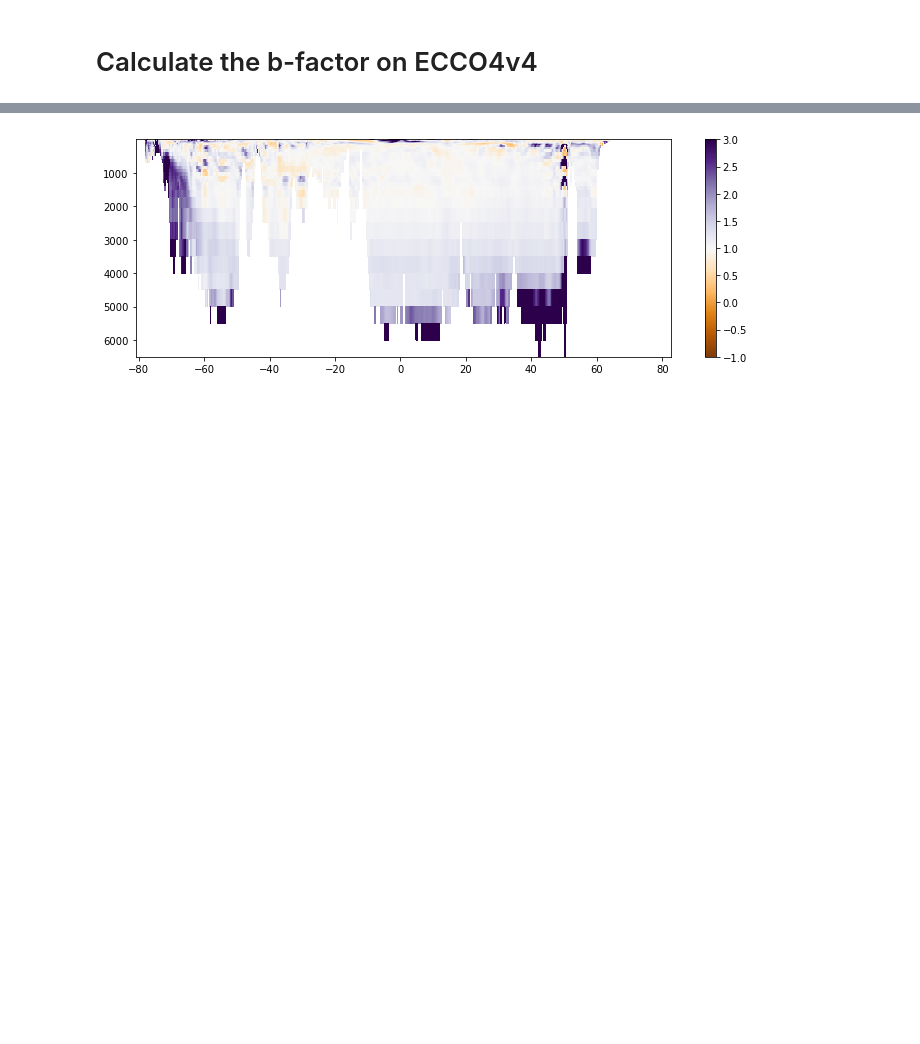
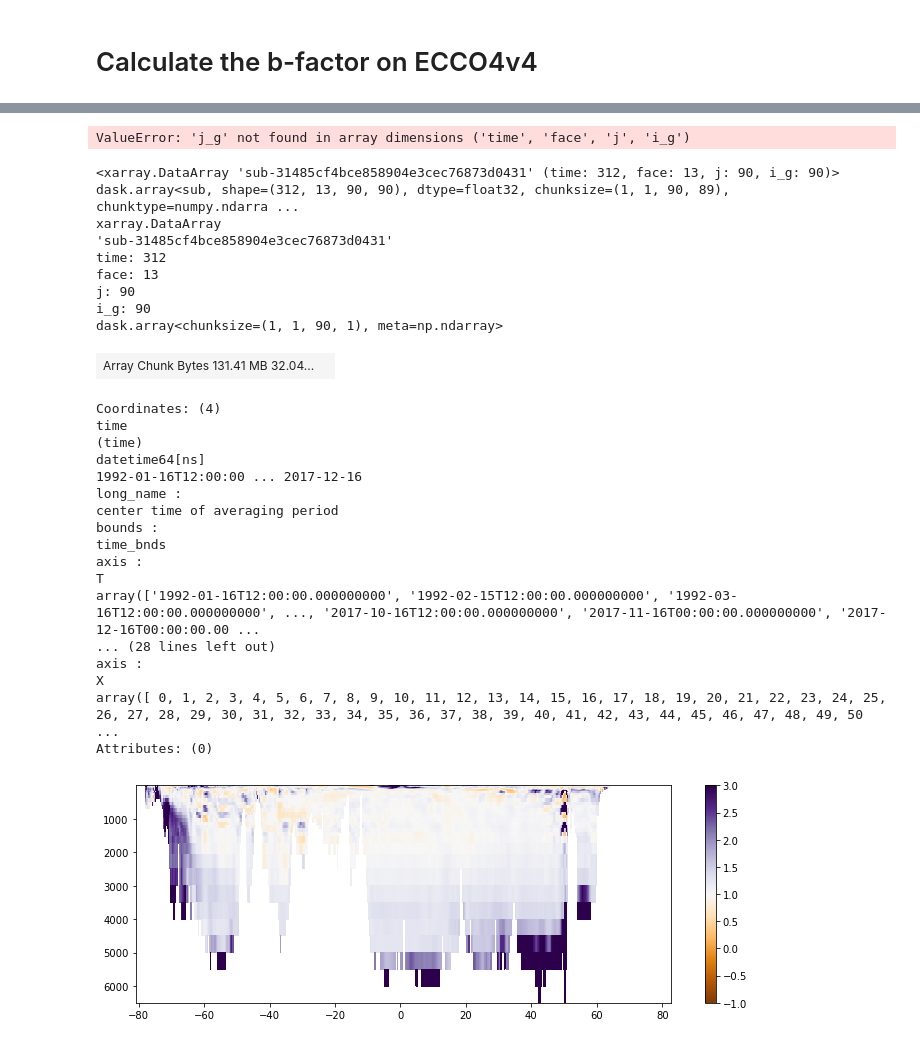
Before and after one commit to gmacgilchrist/wmt_bgc, a Jupyter notebook: notebooks/calc_bfactor_ECCO4v4.ipynb, the cells around one changed output, grey strips where cells are left out. Saved outputs shown, nothing was run; the diff lists cells and outputs as text; code cells hidden in the pictures; blank space fills up the shorter version.

```diff
--- a/notebooks/calc_bfactor_ECCO4v4.ipynb
+++ b/notebooks/calc_bfactor_ECCO4v4.ipynb
@@ -103,3 +272,59 @@ KeyboardInterrupt:
+# %%
+# Calculate gradients in T, S, and gamma
+# (first interpolate to edge points so that
+# resultant gradient is in the center)
+# Horizontal
+# Txq = xgrid.interp(ds['thetao'],'X')
+# dTdx = xgrid.derivative(Txq, 'X')
+# Tyq = xgrid.interp(ds['thetao'],'Y',boundary='fill')
+# dTdy = xgrid.derivative(Tyq, 'Y',boundary='fill')
+# Sxq = xgrid.interp(ds['so'],'X')
+# dSdx = xgrid.derivative(Sxq, 'X')
+# Syq = xgrid.interp(ds['so'],'Y',boundary='fill')
+# dSdy = xgrid.derivative(Syq, 'Y',boundary='fill')
+gxq = xgrid.interp(ds['oceQsw'],'X')
+dgdx = xgrid.diff(gxq, 'X')
+# gxq = xgrid.interp(dgdx,'X')
+# gyq = xgrid.interp(ds['GAMMAN'],'Y',boundary='fill')
+# dgdy = xgrid.derivative(gyq, 'Y',boundary='fill')
+# Vertical
+# T_zi = xgrid.interp(ds['thetao'],'Z',boundary='extrapolate')
+# dTdz = xgrid.derivative(T_zi, 'Z')
+# S_zi = xgrid.interp(ds['so'],'Z',boundary='extrapolate')
+# dSdz = xgrid.derivative(S_zi, 'Z')
+# g_zi = xgrid.interp(ds['GAMMAN'],'Z',boundary='extrapolate')
+# dgdz = xgrid.derivative(g_zi, 'Z')
+# %% [output]
+ValueError: 'j_g' not found in array dimensions ('time', 'face', 'j', 'i_g')
+# %%
+dgdx.interp()
+# %% [output]
+<xarray.DataArray 'sub-31485cf4bce858904e3cec76873d0431' (time: 312, face: 13, j: 90, i_g: 90)> dask.array<sub, shape=(312, 13, 90, 90), dtype=float32, chunksize=(1, 1, 90, 89), chunktype=numpy.ndarra ...
+xarray.DataArray
+'sub-31485cf4bce858904e3cec76873d0431'
+time: 312
+face: 13
+j: 90
+i_g: 90
+dask.array<chunksize=(1, 1, 90, 1), meta=np.ndarray>
+| Array Chunk Bytes 131.41 MB 32.04... |  |
+Coordinates: (4)
+time
+(time)
+datetime64[ns]
+1992-01-16T12:00:00 ... 2017-12-16
+long_name :
+center time of averaging period
+bounds :
+time_bnds
+axis :
+T
+array(['1992-01-16T12:00:00.000000000', '1992-02-15T12:00:00.000000000', '1992-03-16T12:00:00.000000000', ..., '2017-10-16T12:00:00.000000000', '2017-11-16T00:00:00.000000000', '2017-12-16T00:00:00.00 ...
+... (28 lines left out)
+axis :
+X
+array([ 0, 1, 2, 3, 4, 5, 6, 7, 8, 9, 10, 11, 12, 13, 14, 15, 16, 17, 18, 19, 20, 21, 22, 23, 24, 25, 26, 27, 28, 29, 30, 31, 32, 33, 34, 35, 36, 37, 38, 39, 40, 41, 42, 43, 44, 45, 46, 47, 48, 49, 50 ...
+Attributes: (0)
 # %%
 # Load some T and S data, and grid data
 rootdir = '/archive/Raphael.Dussin/xanadu_esm4_20190304_mom6_2019.08.08/OM4p25_JRA55do1.4_0netfw_cycle6/gfdl.ncrc4-intel16-prod/pp/'
```
Also changed, not shown: parts of 12 cells of this notebook.
